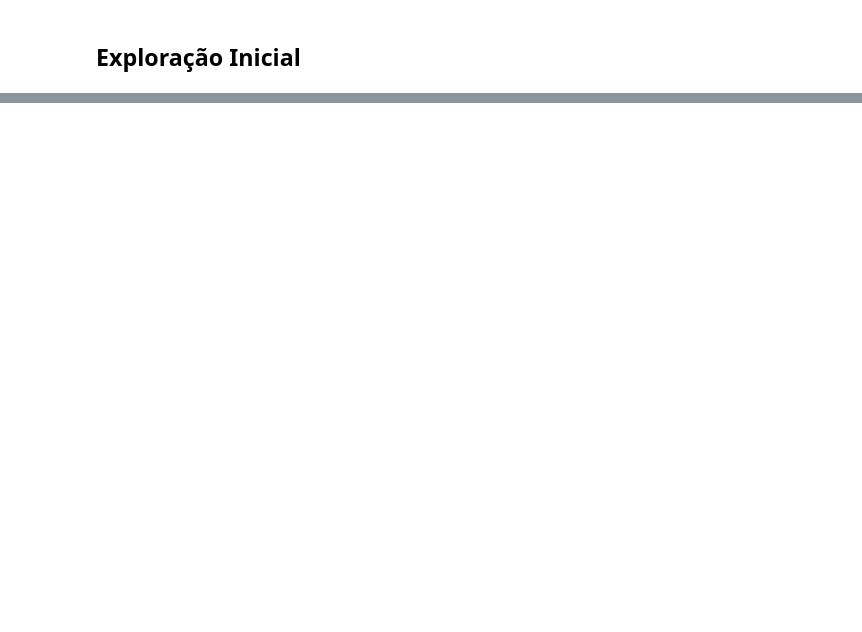
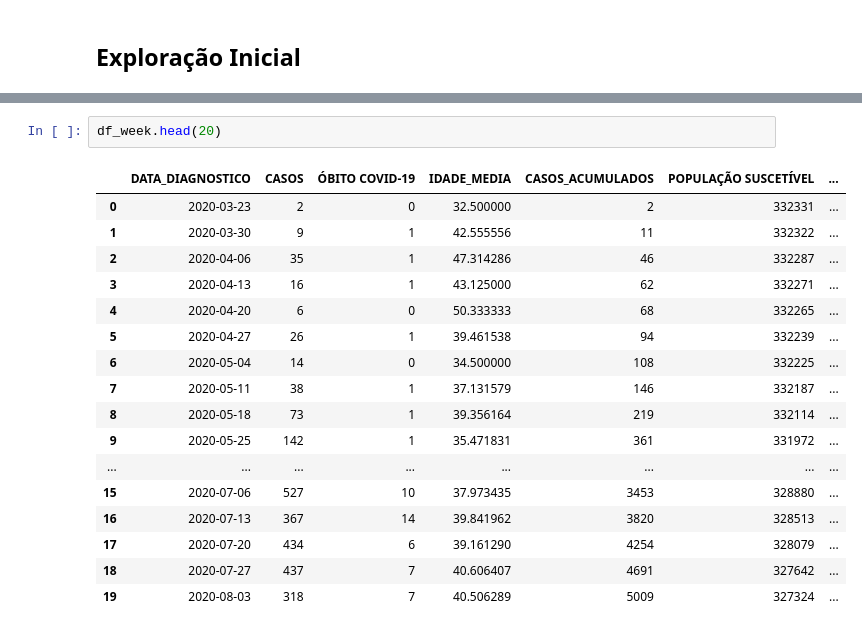
Before and after one commit to RuanGallio/modelage-sir, a Jupyter notebook: main.ipynb, the cells around one changed output, grey strips where cells are left out. Drawn from its saved outputs; the diff is of its cells as text; blank space fills up the shorter version.

```diff
--- a/main.ipynb
+++ b/main.ipynb
@@ -49,0 +149,20 @@ Name: proportion, dtype: float64
+# %%
+df_week.head(20)
+# %% [output]
+|  | DATA_DIAGNOSTICO | CASOS | ÓBITO COVID-19 | IDADE_MEDIA | CASOS_ACUMULADOS | POPULAÇÃO SUSCETÍVEL | ... |
+| 0 | 2020-03-23 | 2 | 0 | 32.500000 | 2 | 332331 | ... |
+| 1 | 2020-03-30 | 9 | 1 | 42.555556 | 11 | 332322 | ... |
+| 2 | 2020-04-06 | 35 | 1 | 47.314286 | 46 | 332287 | ... |
+| 3 | 2020-04-13 | 16 | 1 | 43.125000 | 62 | 332271 | ... |
+| 4 | 2020-04-20 | 6 | 0 | 50.333333 | 68 | 332265 | ... |
+| 5 | 2020-04-27 | 26 | 1 | 39.461538 | 94 | 332239 | ... |
+| 6 | 2020-05-04 | 14 | 0 | 34.500000 | 108 | 332225 | ... |
+| 7 | 2020-05-11 | 38 | 1 | 37.131579 | 146 | 332187 | ... |
+| 8 | 2020-05-18 | 73 | 1 | 39.356164 | 219 | 332114 | ... |
+| 9 | 2020-05-25 | 142 | 1 | 35.471831 | 361 | 331972 | ... |
+| ... | ... | ... | ... | ... | ... | ... | ... |
+| 15 | 2020-07-06 | 527 | 10 | 37.973435 | 3453 | 328880 | ... |
+| 16 | 2020-07-13 | 367 | 14 | 39.841962 | 3820 | 328513 | ... |
+| 17 | 2020-07-20 | 434 | 6 | 39.161290 | 4254 | 328079 | ... |
+| 18 | 2020-07-27 | 437 | 7 | 40.606407 | 4691 | 327642 | ... |
+| 19 | 2020-08-03 | 318 | 7 | 40.506289 | 5009 | 327324 | ... |
```
Also changed, not shown: parts of 21 cells of this notebook, 5 other files.
